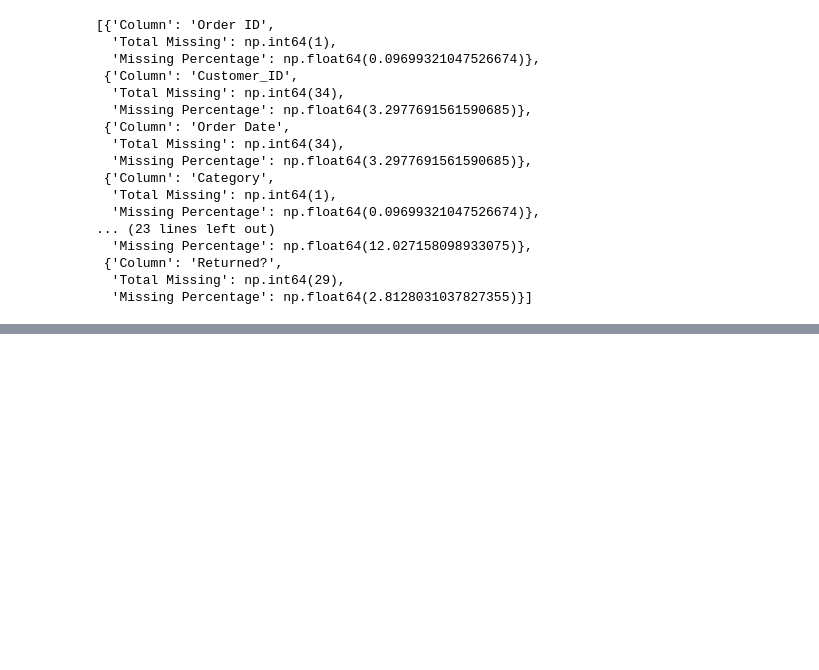
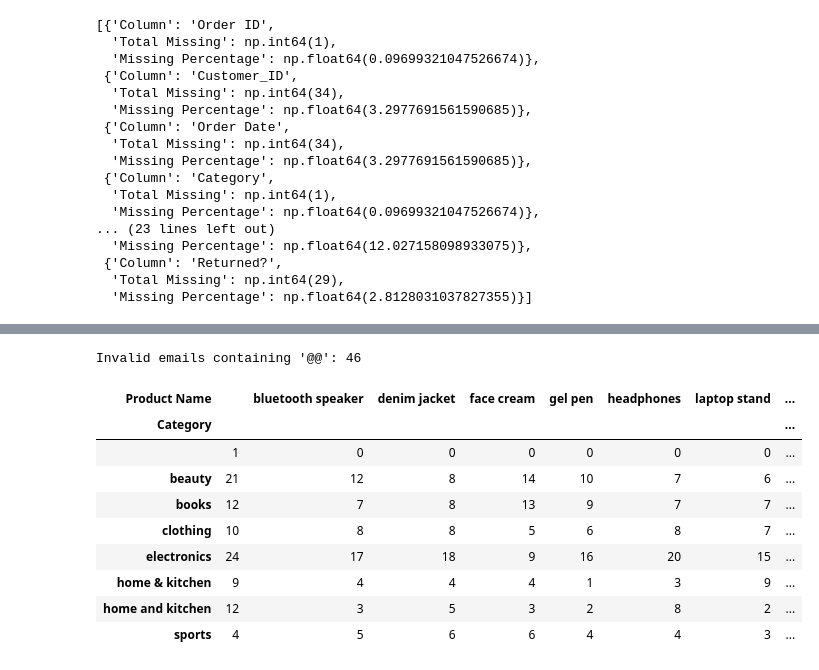
Before and after one commit to majiarnab997-collab/Ecommerce_sales_data, a Jupyter notebook: notebooks/01_inspection.ipynb, the cells around one changed output, grey strips where cells are left out. Drawn from its saved outputs; the diff is of its cells as text; code cells hidden in the pictures; blank space fills up the shorter version.

```diff
--- a/notebooks/01_inspection.ipynb
+++ b/notebooks/01_inspection.ipynb
@@ -104,0 +181,32 @@ missing_summary
+# %%
+# Count invalid emails containing '@@'.
+
+invalid_email_count = df["customer_email"].str.contains(
+    "@@",
+    na=False
+).sum()
+
+print("Invalid emails containing '@@':", invalid_email_count)
+# %% [output]
+Invalid emails containing '@@': 46
+# %%
+# Create a cross-frequency table between Category and Product Name.
+# strip() removes extra spaces and lower() makes the comparison case-insensitive.
+
+category_product_table = pd.crosstab(
+    df["Category"].str.strip().str.lower(),
+    df["Product Name"].str.strip().str.lower()
+)
+
+category_product_table
+# %% [output]
+| Product Name |  | bluetooth speaker | denim jacket | face cream | gel pen | headphones | laptop stand | ... |
+| Category |  |  |  |  |  |  |  | ... |
+|  | 1 | 0 | 0 | 0 | 0 | 0 | 0 | ... |
+| beauty | 21 | 12 | 8 | 14 | 10 | 7 | 6 | ... |
+| books | 12 | 7 | 8 | 13 | 9 | 7 | 7 | ... |
+| clothing | 10 | 8 | 8 | 5 | 6 | 8 | 7 | ... |
+| electronics | 24 | 17 | 18 | 9 | 16 | 20 | 15 | ... |
+| home & kitchen | 9 | 4 | 4 | 4 | 1 | 3 | 9 | ... |
+| home and kitchen | 12 | 3 | 5 | 3 | 2 | 8 | 2 | ... |
+| sports | 4 | 5 | 6 | 6 | 4 | 4 | 3 | ... |
```
Also changed, not shown: parts of 12 cells of this notebook, 3 other files.
